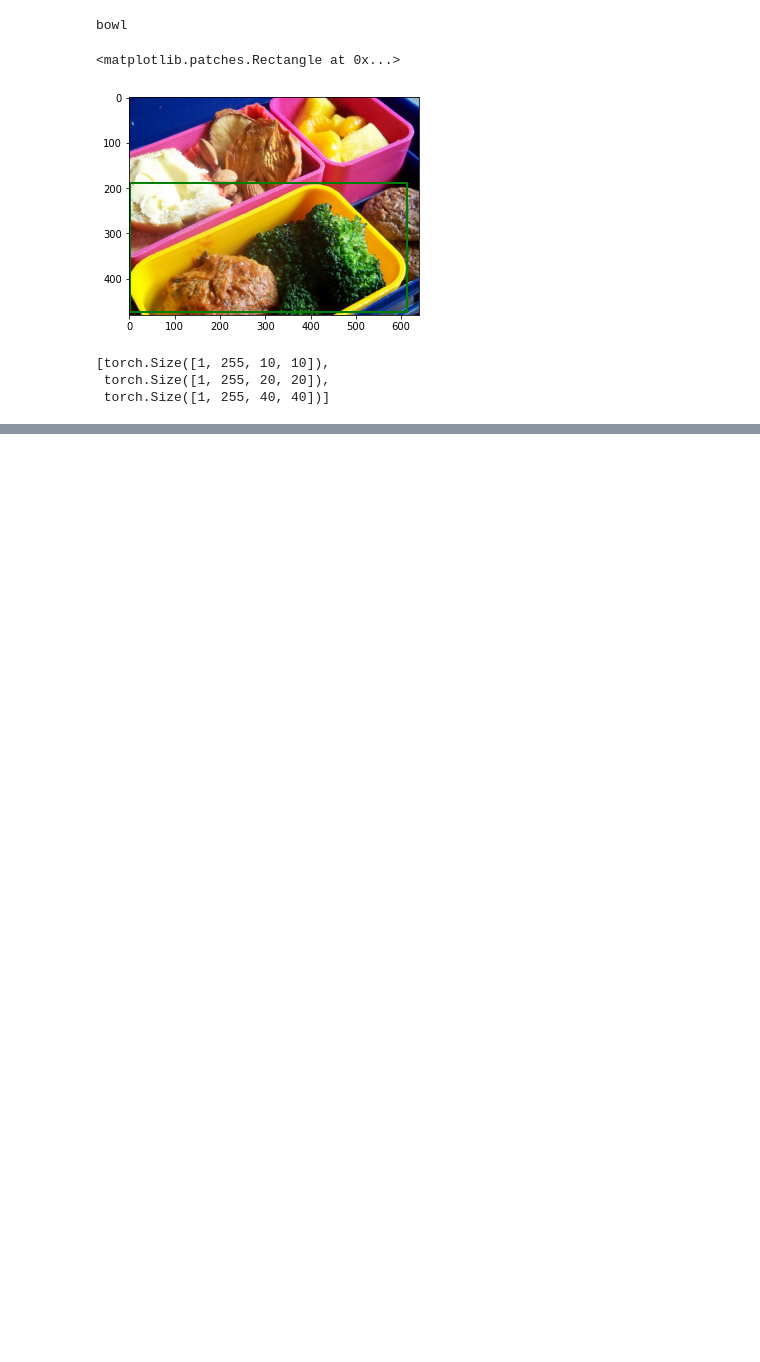
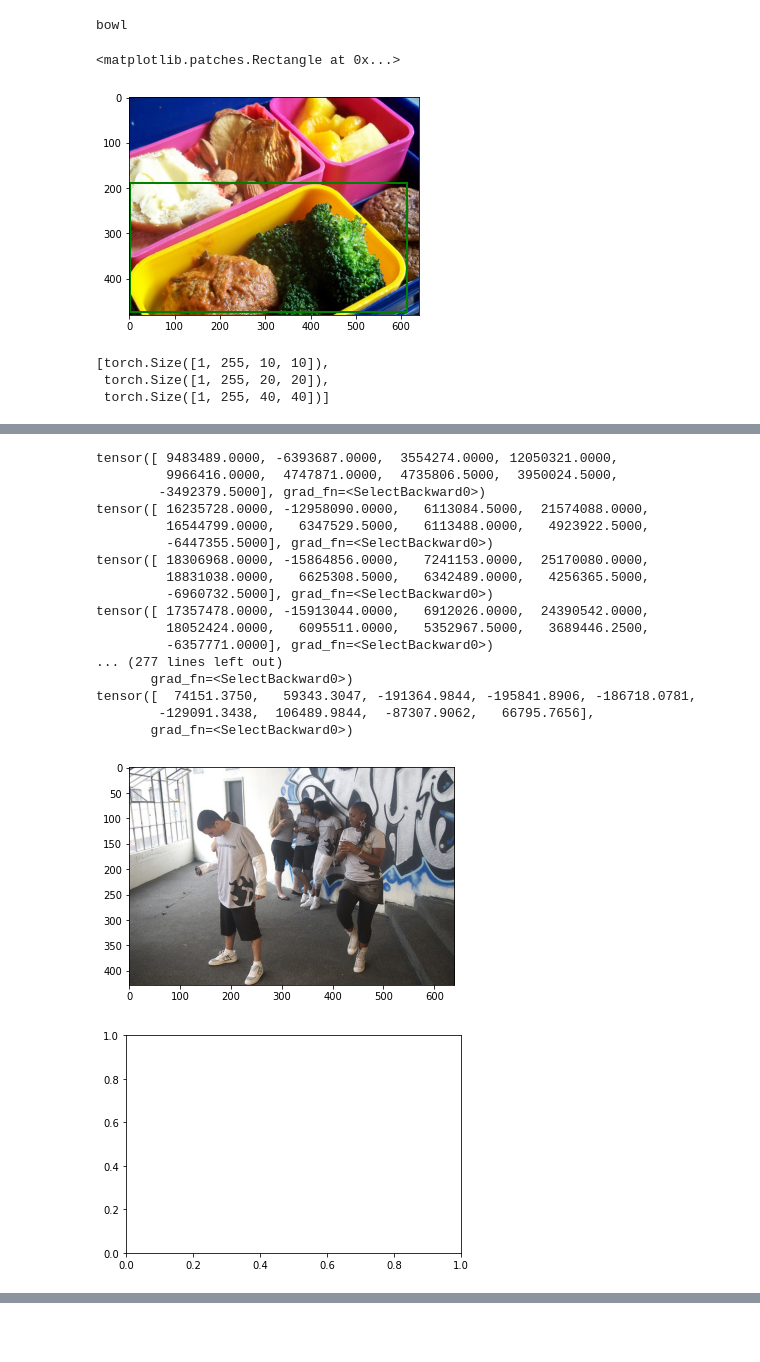
Before and after one commit to sumo43/yolov3-pytorch, a Jupyter notebook: yolov3.ipynb, the cells around one changed output, grey strips where cells are left out. Drawn from its saved outputs; the diff is of its cells as text; code cells hidden in the pictures; blank space fills up the shorter version.

```diff
--- a/yolov3.ipynb
+++ b/yolov3.ipynb
@@ -64,6 +67,7 @@ index created!
 BASE_PATH = os.path.join('data', 'annotations')
 TRAIN_DATA_PATH = os.path.join('data', 'train2017')
 VAL_DATA_PATH = os.path.join('data', 'val2017')
+WEIGHTS_PATH = os.path.join('weights','yolov3.weights')
 TRAIN_CAPTIONS_PATH = os.path.join(BASE_PATH, 'captions_train2017.json')
 VAL_CAPTIONS_PATH = os.path.join(BASE_PATH, 'captions_val2017.json')
 TRAIN_ANNOTATIONS_PATH = os.path.join(BASE_PATH, 'instances_train2017.json')
@@ -308,0 +216,7 @@ def train(model, loss_fn, optimizer, epochs, train_dl, valid_dl, num_iterations=
+# %%
+with open(WEIGHTS_PATH, 'rb') as f:
+    header = np.fromfile(f, dtype=np.int32, count=5)
+    weights = np.fromfile(f, dtype=np.float32)
+    print(len(weights))
+
+ptr = 0
@@ -309,3 +325,47 @@ def train(model, loss_fn, optimizer, epochs, train_dl, valid_dl, num_iterations=
+# %%
+def generate_bboxes(preds, conf_thres, num_boxes):
+    for i in range(num_boxes):
+        for j in range(num_boxes):
+            print(preds[0, 0:9, i, j])
+# %%
+# view a random image with a bounding box for sanity check
+i = 700
+j = 0
+
+img = train_ds[i][0]
+plt.imshow(img)
+labels = list(map(lambda x: (x['category_id'], *x['bbox']), train_ds[i][1]))
+img = img.resize((320, 320))
+img = np.array(img)
+img = transform1(img)
+img = transform2(img)
+pred_1, pred_2, pred_3 = model(img.unsqueeze(0))
+tot = torch.cat([torch.flatten(pred_1), torch.flatten(pred_2), torch.flatten(pred_3)])
+tot = tot.unsqueeze(0)
+fix, ax = plt.subplots()
+cl, x0, y0, w, h = labels[j]
+
+generate_bboxes(pred_1, 0.10, 10)
+# %% [output]
+tensor([ 9483489.0000, -6393687.0000,  3554274.0000, 12050321.0000,
+         9966416.0000,  4747871.0000,  4735806.5000,  3950024.5000,
+        -3492379.5000], grad_fn=<SelectBackward0>)
+tensor([ 16235728.0000, -12958090.0000,   6113084.5000,  21574088.0000,
+         16544799.0000,   6347529.5000,   6113488.0000,   4923922.5000,
+         -6447355.5000], grad_fn=<SelectBackward0>)
+tensor([ 18306968.0000, -15864856.0000,   7241153.0000,  25170080.0000,
+         18831038.0000,   6625308.5000,   6342489.0000,   4256365.5000,
+         -6960732.5000], grad_fn=<SelectBackward0>)
+tensor([ 17357478.0000, -15913044.0000,   6912026.0000,  24390542.0000,
+         18052424.0000,   6095511.0000,   5352967.5000,   3689446.2500,
+         -6357771.0000], grad_fn=<SelectBackward0>)
+... (277 lines left out)
+       grad_fn=<SelectBackward0>)
+tensor([  74151.3750,   59343.3047, -191364.9844, -195841.8906, -186718.0781,
+        -129091.3438,  106489.9844,  -87307.9062,   66795.7656],
+       grad_fn=<SelectBackward0>)
+[figure, added]
+[figure, added]
 # %%
 torch.cuda.empty_cache()
 
```
Also changed, not shown: parts of 11 cells of this notebook, 2 other files.
